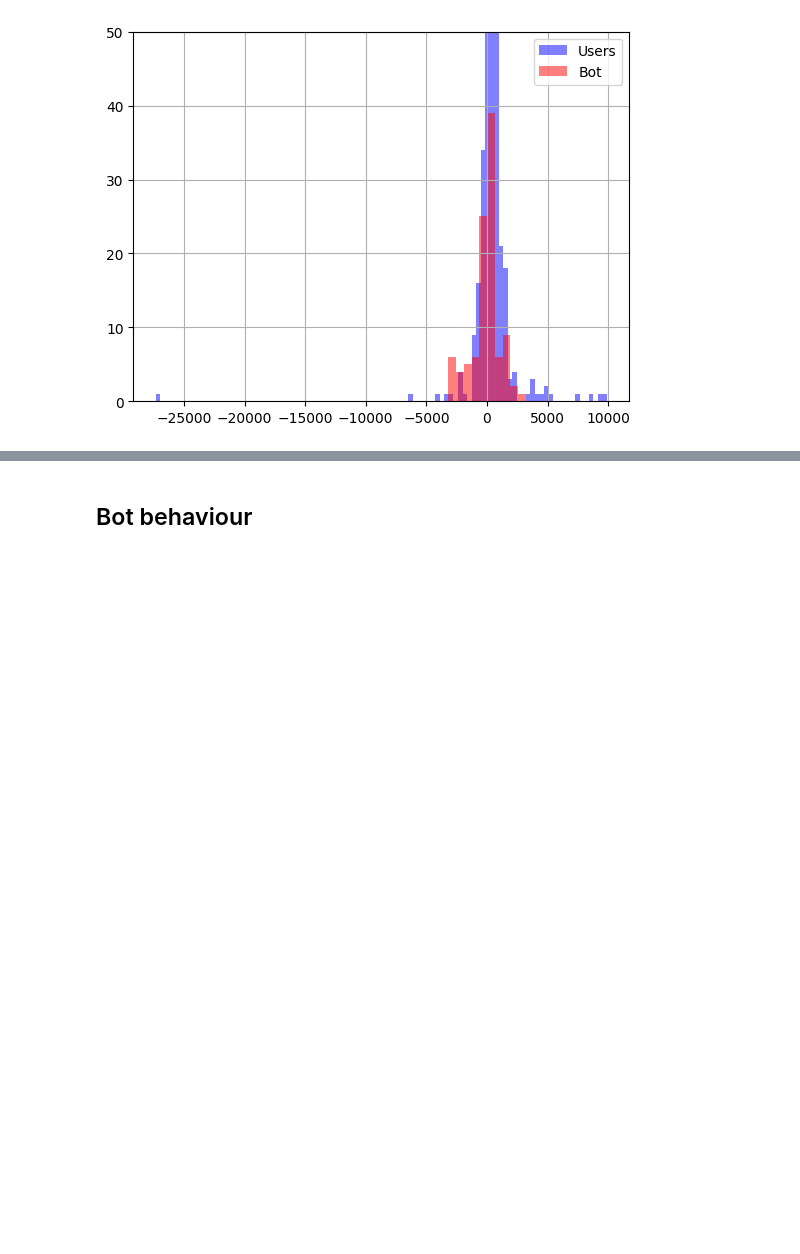
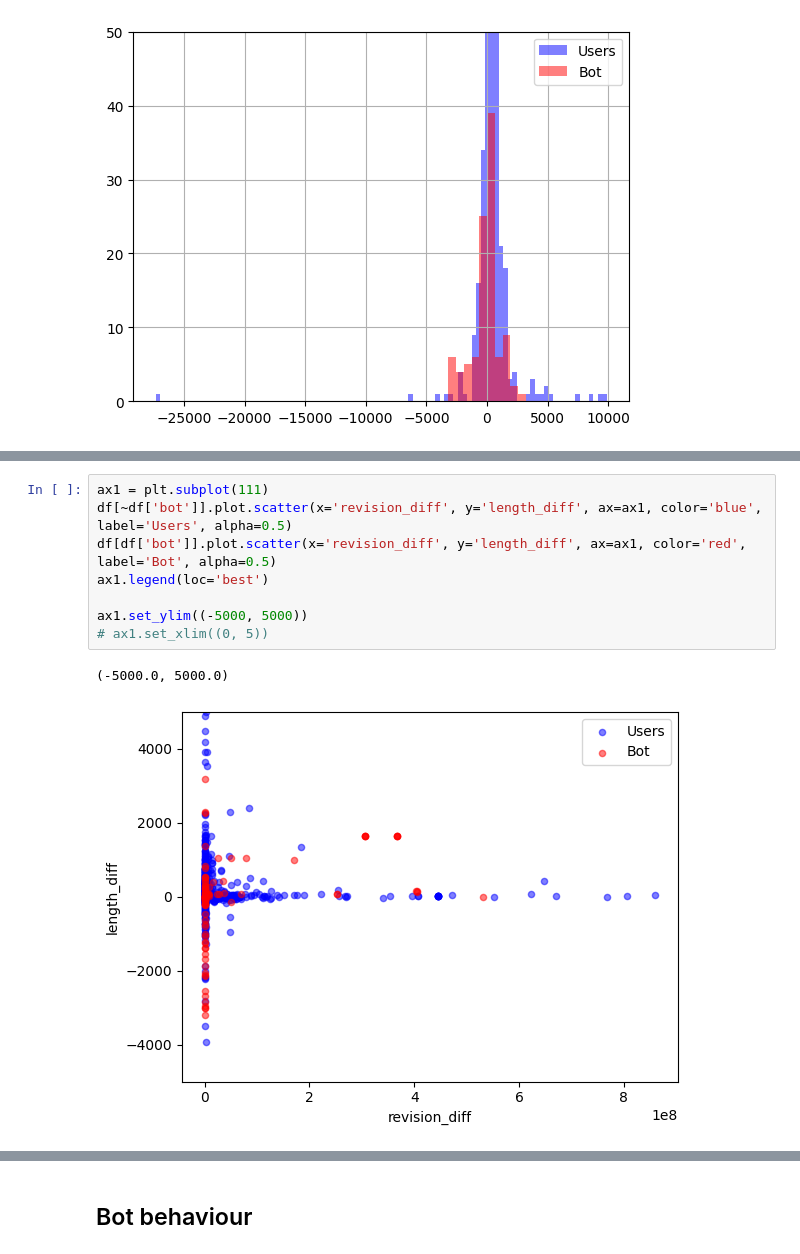
Before and after one commit to shandrayu/mining-massive-databases, a Jupyter notebook: notebooks/BloomFilter.ipynb, the cells around one changed output, grey strips where cells are left out. Drawn from its saved outputs; the diff is of its cells as text; blank space fills up the shorter version.

```diff
--- a/notebooks/BloomFilter.ipynb
+++ b/notebooks/BloomFilter.ipynb
@@ -166,3 +182,14 @@ ax1.set_ylim((0, 50))
+# %%
+ax1 = plt.subplot(111)
+df[~df['bot']].plot.scatter(x='revision_diff', y='length_diff', ax=ax1, color='blue', label='Users', alpha=0.5)
+df[df['bot']].plot.scatter(x='revision_diff', y='length_diff', ax=ax1, color='red', label='Bot', alpha=0.5)
+ax1.legend(loc='best')
+
+ax1.set_ylim((-5000, 5000))
+# ax1.set_xlim((0, 5))
+# %% [output]
+(-5000.0, 5000.0)
+[figure, added]
 # %% [markdown]
 Observations:
 - real users makes bigger changes (>3k symbols per edit)
```
Also changed, not shown: parts of 53 cells of this notebook.
